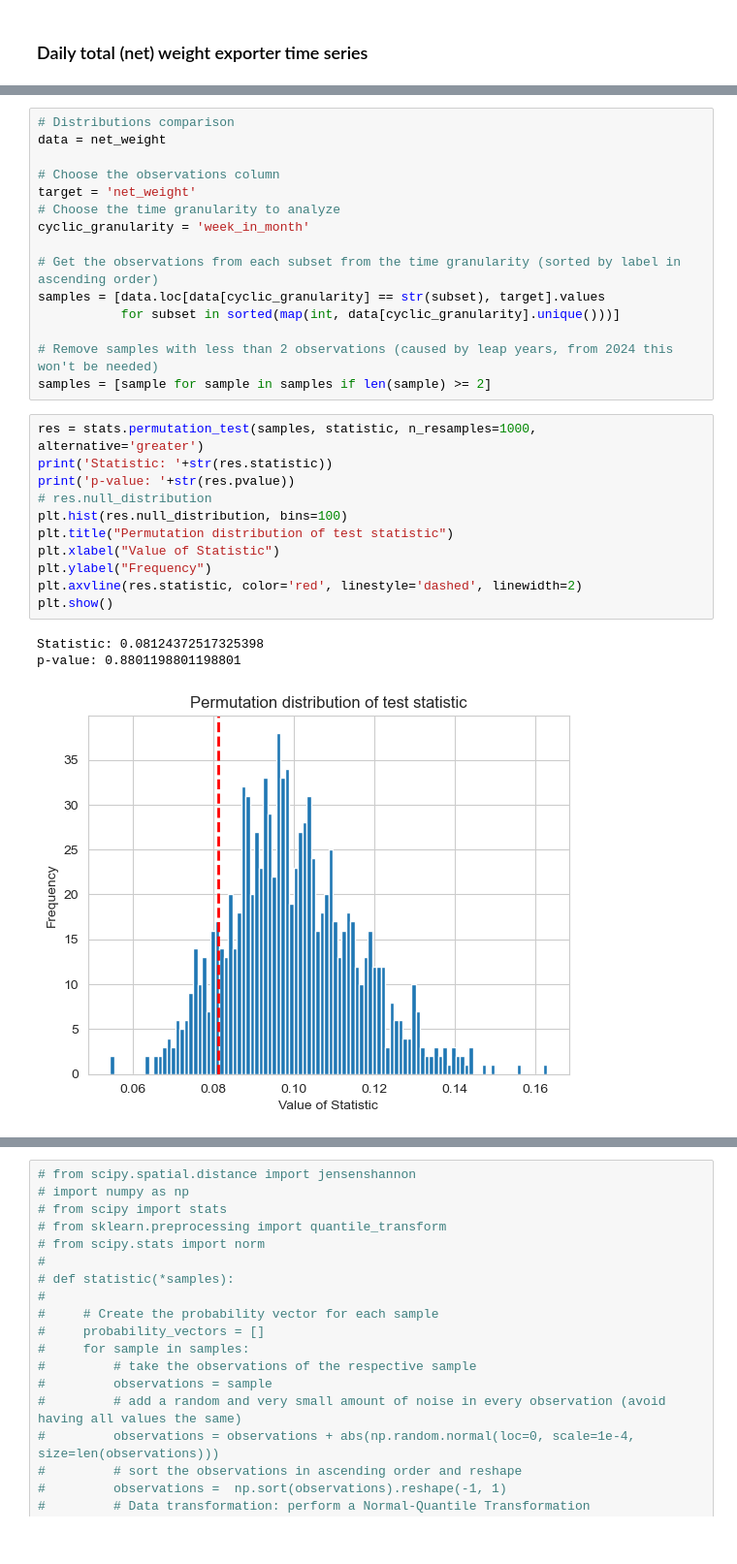
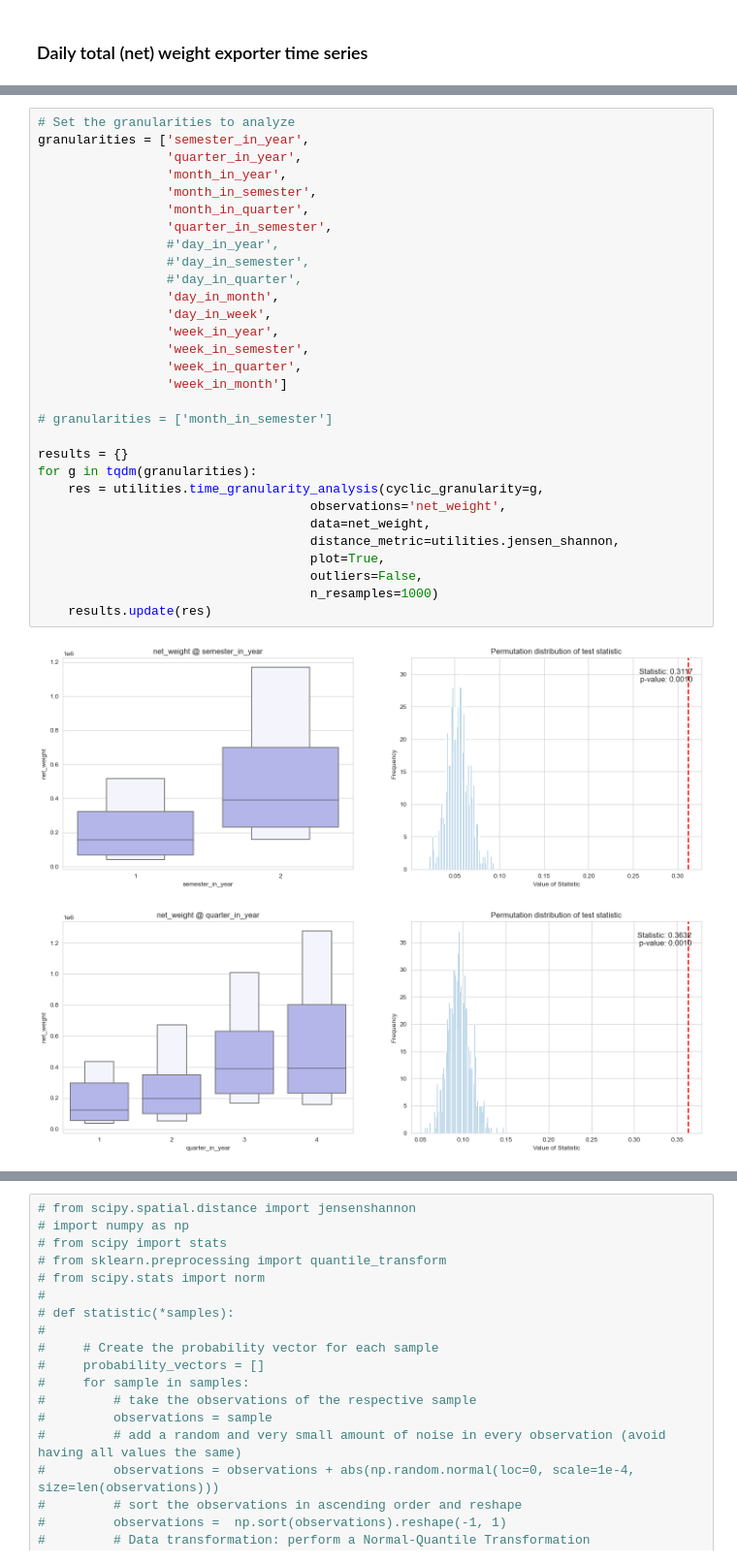
Before and after one commit to sergiopostigo/supertrade, a Jupyter notebook: exploratory_data_analysis/formatted/eda2.ipynb, the cells around one changed output, grey strips where cells are left out. Shown at 97% size. Cells and saved outputs as stored; diff of their text form.

```diff
--- a/exploratory_data_analysis/formatted/eda2.ipynb
+++ b/exploratory_data_analysis/formatted/eda2.ipynb
@@ -228,30 +302,33 @@ def statistic(*samples):
-# %%
-# Distributions comparison
-data = net_weight
-
-# Choose the observations column
-target = 'net_weight'
-# Choose the time granularity to analyze
-cyclic_granularity = 'week_in_month'
-
-# Get the observations from each subset from the time granularity (sorted by label in ascending order)
-samples = [data.loc[data[cyclic_granularity] == str(subset), target].values
-           for subset in sorted(map(int, data[cyclic_granularity].unique()))]
-
-# Remove samples with less than 2 observations (caused by leap years, from 2024 this won't be needed)
-samples = [sample for sample in samples if len(sample) >= 2]
-# %%
-res = stats.permutation_test(samples, statistic, n_resamples=1000, alternative='greater')
-print('Statistic: '+str(res.statistic))
-print('p-value: '+str(res.pvalue))
-# res.null_distribution
-plt.hist(res.null_distribution, bins=100)
-plt.title("Permutation distribution of test statistic")
-plt.xlabel("Value of Statistic")
-plt.ylabel("Frequency")
-plt.axvline(res.statistic, color='red', linestyle='dashed', linewidth=2)
-plt.show()
-# %% [output]
-Statistic: 0.08124372517325398
-p-value: 0.8801198801198801
-[figure, removed]
+# %%
+# Set the granularities to analyze
+granularities = ['semester_in_year',
+                 'quarter_in_year',
+                 'month_in_year',
+                 'month_in_semester',
+                 'month_in_quarter',
+                 'quarter_in_semester',
+                 #'day_in_year',
+                 #'day_in_semester',
+                 #'day_in_quarter',
+                 'day_in_month',
+                 'day_in_week',
+                 'week_in_year',
+                 'week_in_semester',
+                 'week_in_quarter',
+                 'week_in_month']
+
+# granularities = ['month_in_semester']
+
+results = {}
+for g in tqdm(granularities):
+    res = utilities.time_granularity_analysis(cyclic_granularity=g,
+                                    observations='net_weight',
+                                    data=net_weight,
+                                    distance_metric=utilities.jensen_shannon,
+                                    plot=True,
+                                    outliers=False,
+                                    n_resamples=1000)
+    results.update(res)
+# %% [output]
+[figure, added]
+[figure, added]
```
Also changed, not shown: parts of 10 cells of this notebook, 1 other file.
